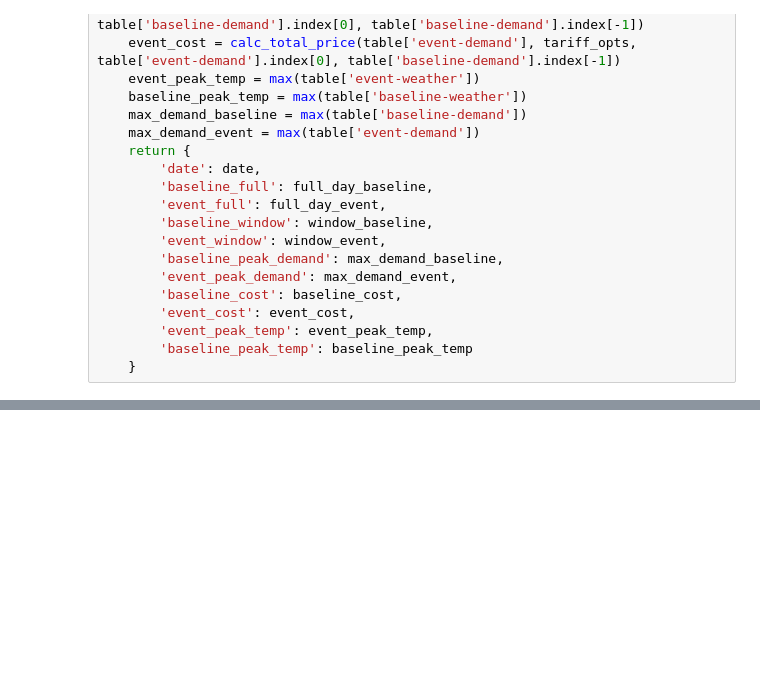
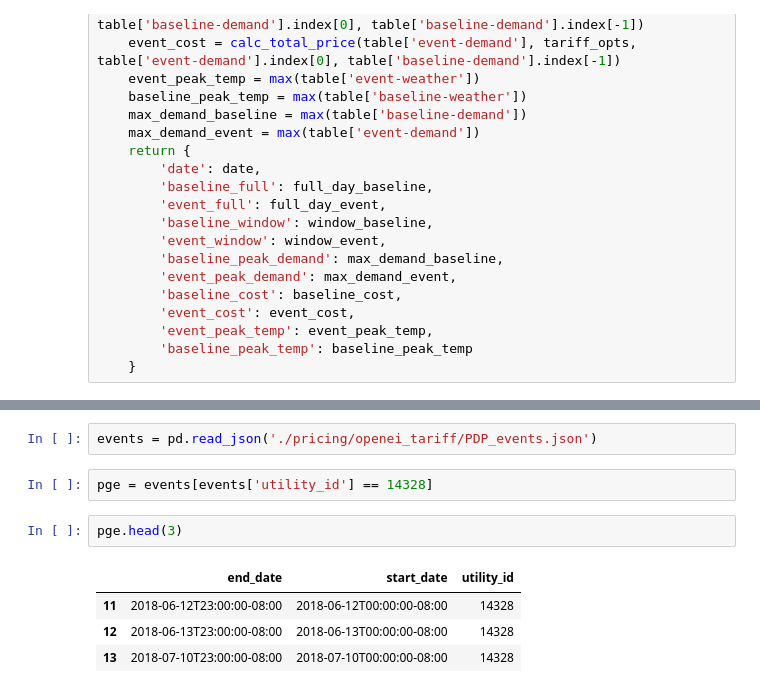
Before and after one commit to jleyden/building-analysis, a Jupyter notebook: src/plot_example.ipynb, the cells around one changed output, grey strips where cells are left out. Drawn from its saved outputs; the diff is of its cells as text; blank space fills up the shorter version.

```diff
--- a/src/plot_example.ipynb
+++ b/src/plot_example.ipynb
@@ -238,0 +101,11 @@ Name: event-demand, dtype: float64
+# %%
+events = pd.read_json('./pricing/openei_tariff/PDP_events.json')
+# %%
+pge = events[events['utility_id'] == 14328]
+# %%
+pge.head(3)
+# %% [output]
+|  | end_date | start_date | utility_id |
+| 11 | 2018-06-12T23:00:00-08:00 | 2018-06-12T00:00:00-08:00 | 14328 |
+| 12 | 2018-06-13T23:00:00-08:00 | 2018-06-13T00:00:00-08:00 | 14328 |
+| 13 | 2018-07-10T23:00:00-08:00 | 2018-07-10T00:00:00-08:00 | 14328 |
```
Also changed, not shown: parts of 31 cells of this notebook, 2 other files.
